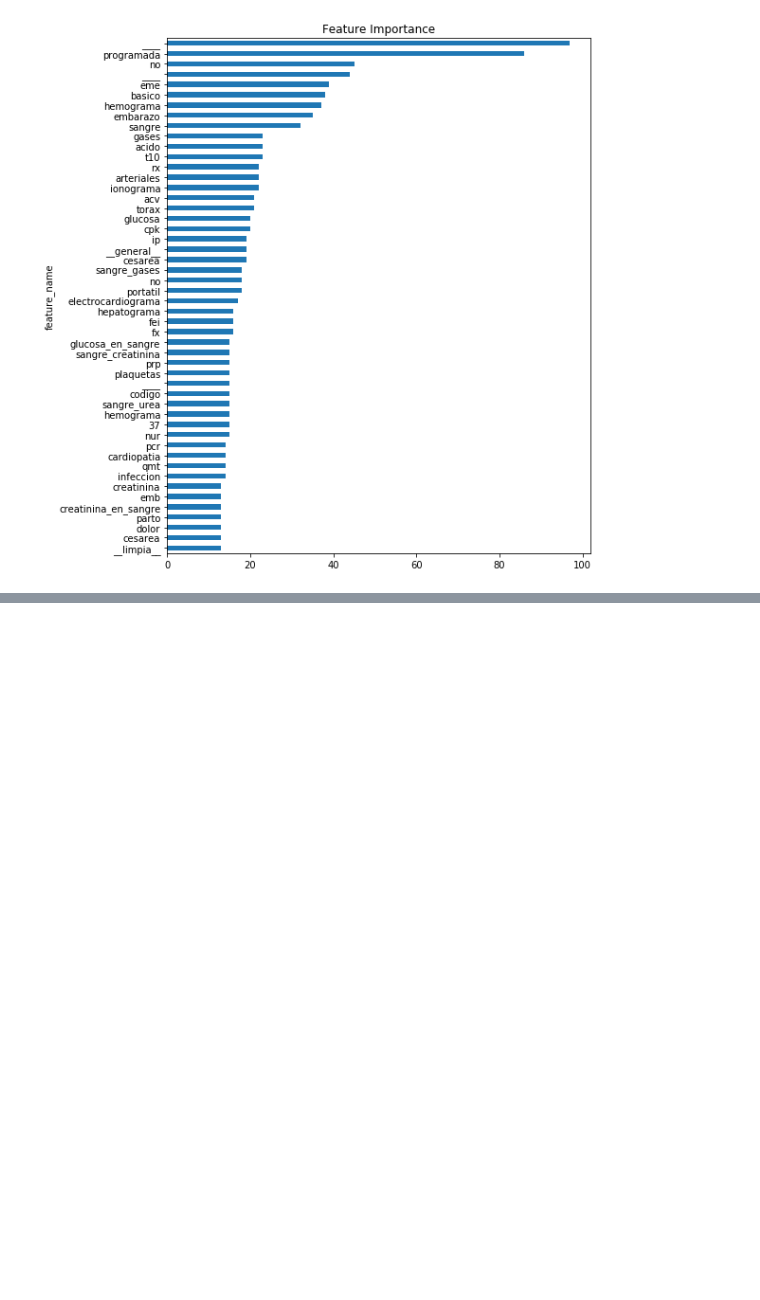
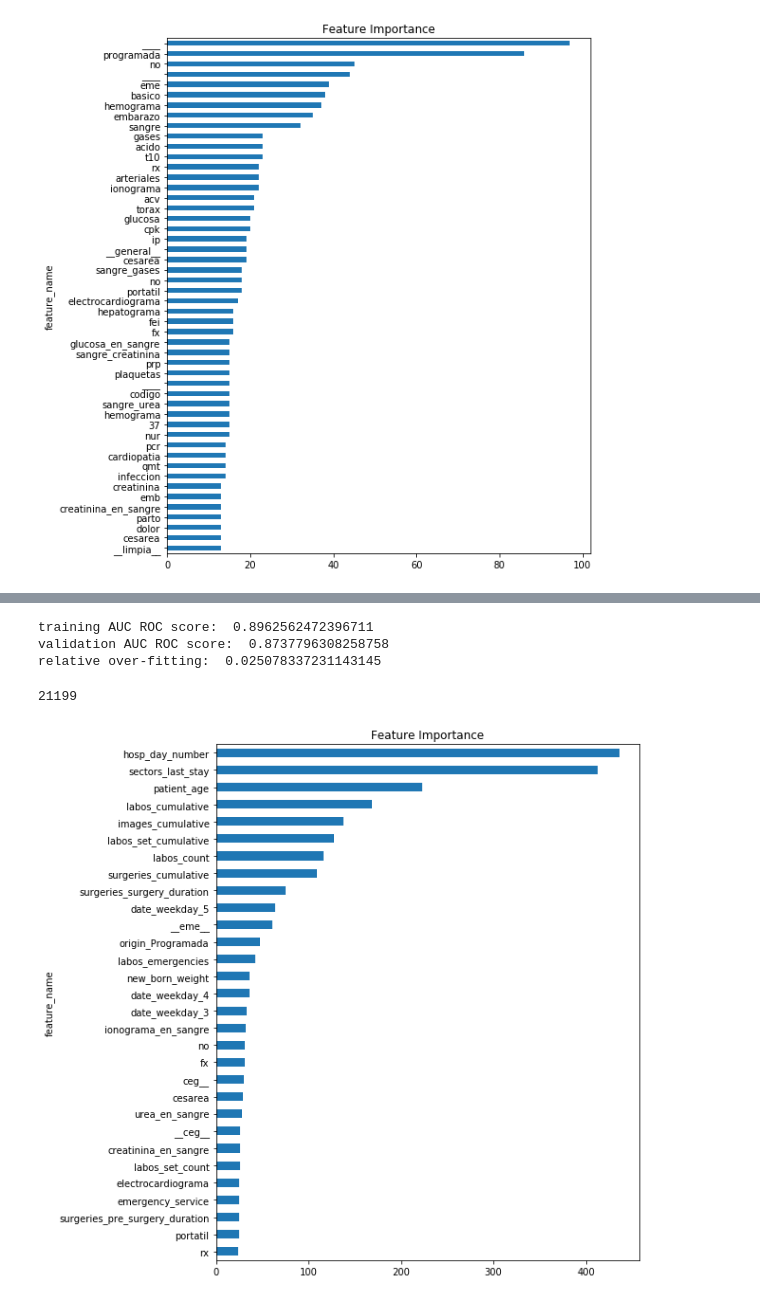
Before and after one commit to josedallavia/A-Machine-Learning-Approach-for-Optimization-of-Hospital-Bed-Utilization, a Jupyter notebook: experiments/combined/comb_model_lgbm.ipynb, the cells around one changed output, grey strips where cells are left out. Drawn from its saved outputs; the diff is of its cells as text; code cells hidden in the pictures; blank space fills up the shorter version.

```diff
--- a/experiments/combined/comb_model_lgbm.ipynb
+++ b/experiments/combined/comb_model_lgbm.ipynb
@@ -188,0 +214,3 @@ lgbm_text_features.fit_best_classifier()
+# %%
+%%time
+lgbm_comb_features.fit_best_classifier()
@@ -189,2 +236,14 @@ lgbm_text_features.fit_best_classifier()
 # %%
-lgbm_text_features.get_performance_metrics()
+lgbm_comb_features.get_performance_metrics()
+# %% [output]
+training AUC ROC score:  0.8962562472396711
+validation AUC ROC score:  0.8737796308258758
+relative over-fitting:  0.025078337231143145
+# %%
+lgbm_comb_features.n_features
+# %% [output]
+21199
+# %%
+lgbm_comb_features.plot_feature_importance()
+# %% [output]
+[figure, added]
```
Also changed, not shown: parts of 16 cells of this notebook, 14 other files.
